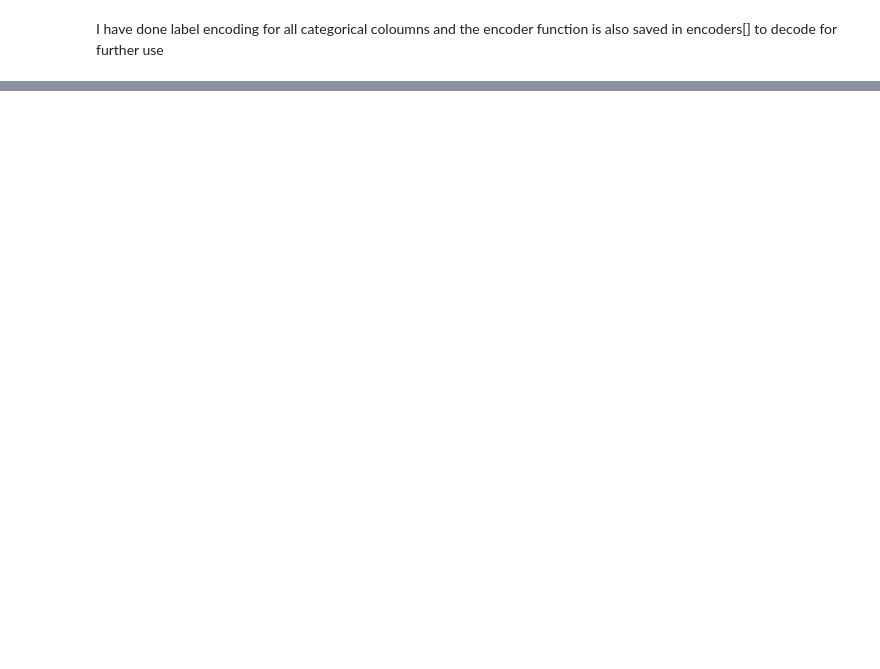
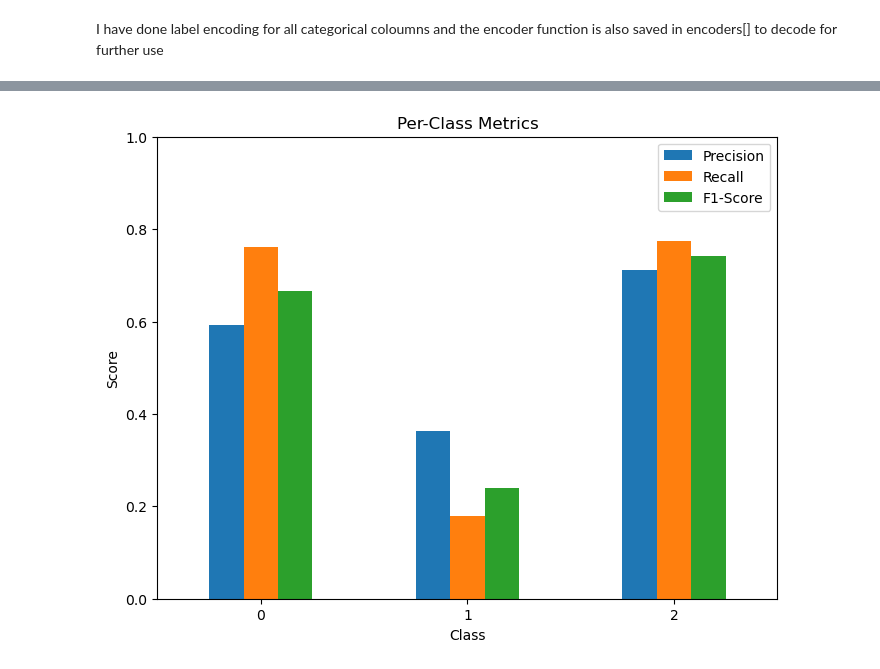
Before and after one commit to springboardmentor345a-create/Projects, a Jupyter notebook: Match_winner/Match_winner.ipynb, the cells around one changed output, grey strips where cells are left out. Drawn from its saved outputs; the diff is of its cells as text; code cells hidden in the pictures; blank space fills up the shorter version.

```diff
--- a/Match_winner/Match_winner.ipynb
+++ b/Match_winner/Match_winner.ipynb
@@ -163,0 +227,20 @@ Random state fixed as 42 for accuracy and hyperparameter tuning and shufling is
+# %%
+prec, rec, f1, _ = precision_recall_fscore_support(y_test_cat_split, y_pred, average=None)
+
+metrics_df = {
+    "Class": ['0','1','2'],
+    "Precision": prec,
+    "Recall": rec,
+    "F1-Score": f1
+}
+
+metrics_df = pd.DataFrame(metrics_df)
+
+metrics_df.plot(x="Class", kind="bar", figsize=(8,6))
+plt.title("Per-Class Metrics")
+plt.ylabel("Score")
+plt.xticks(rotation=0)
+plt.ylim(0,1)
+plt.show()
+# %% [output]
+[figure, added]
```
Also changed, not shown: parts of 38 cells of this notebook.
